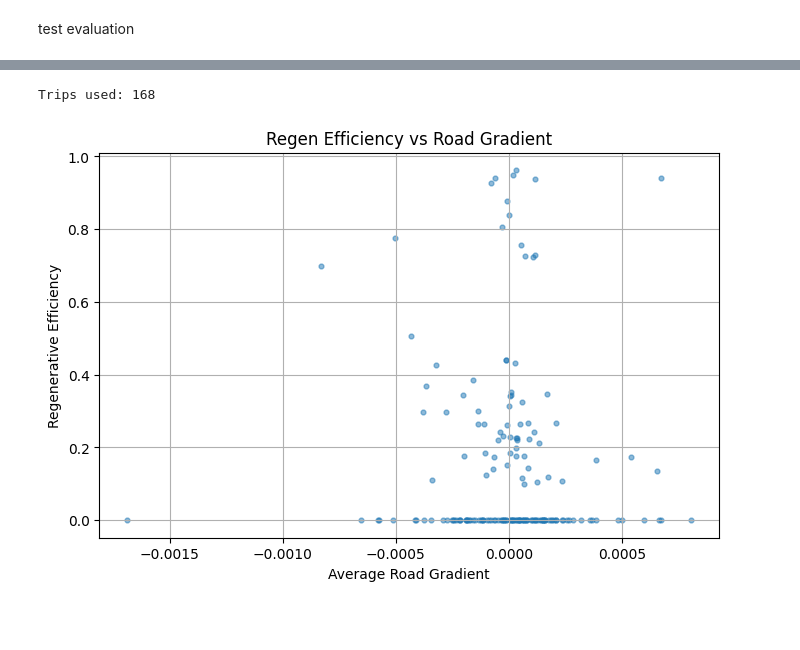
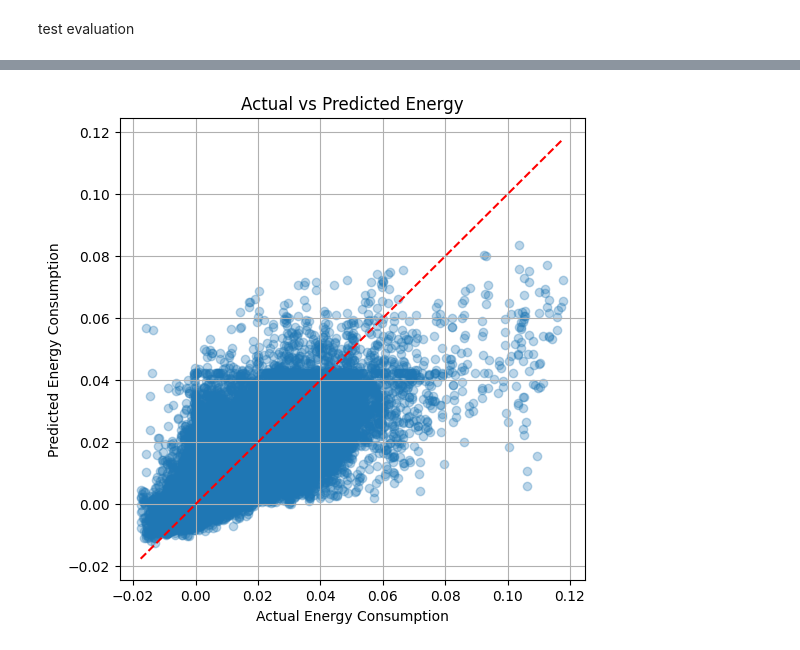
Before and after one commit to daddydembla007/ATET-Project-Range-Estimation, a Jupyter notebook: regen.ipynb, the cells around one changed output, grey strips where cells are left out. Cells and saved outputs as stored; diff of their text form; code cells hidden in the pictures; blank space fills up the shorter version.

```diff
--- a/regen.ipynb
+++ b/regen.ipynb
@@ -858,37 +871,20 @@ print(trip_energy.head())
-# %%
-import numpy as np
-
-plot_df = trip_energy.copy()
-
-# remove crazy efficiency values
-plot_df = plot_df[
-    (plot_df["regen_efficiency"] >= 0) &
-    (plot_df["regen_efficiency"] <= 1)
-]
-
-# drop NaNs
-plot_df = plot_df.dropna(subset=["trip_gradient", "regen_efficiency"])
-
-print("Trips used:", len(plot_df))
-# %% [output]
-Trips used: 168
-# %%
-import matplotlib.pyplot as plt
-
-plt.figure(figsize=(8,5))
-
-plt.scatter(
-    plot_df["trip_gradient"],
-    plot_df["regen_efficiency"],
-    s=12,
-    alpha=0.5
-)
-
-plt.xlabel("Average Road Gradient")
-plt.ylabel("Regenerative Efficiency")
-plt.title("Regen Efficiency vs Road Gradient")
-plt.grid(True)
-
-plt.show()
-# %% [output]
-[figure, removed]
+# %%
+import matplotlib.pyplot as plt
+plt.figure(figsize=(6,6))
+
+plt.scatter(y_true, y_pred, alpha=0.3)
+
+plt.xlabel("Actual Energy Consumption")
+plt.ylabel("Predicted Energy Consumption")
+plt.title("Actual vs Predicted Energy")
+
+plt.plot(
+    [y_true.min(), y_true.max()],
+    [y_true.min(), y_true.max()],
+    'r--'
+)
+
+plt.grid()
+plt.show()
+# %% [output]
+[figure, added]
```
Also changed, not shown: parts of 25 cells of this notebook.
